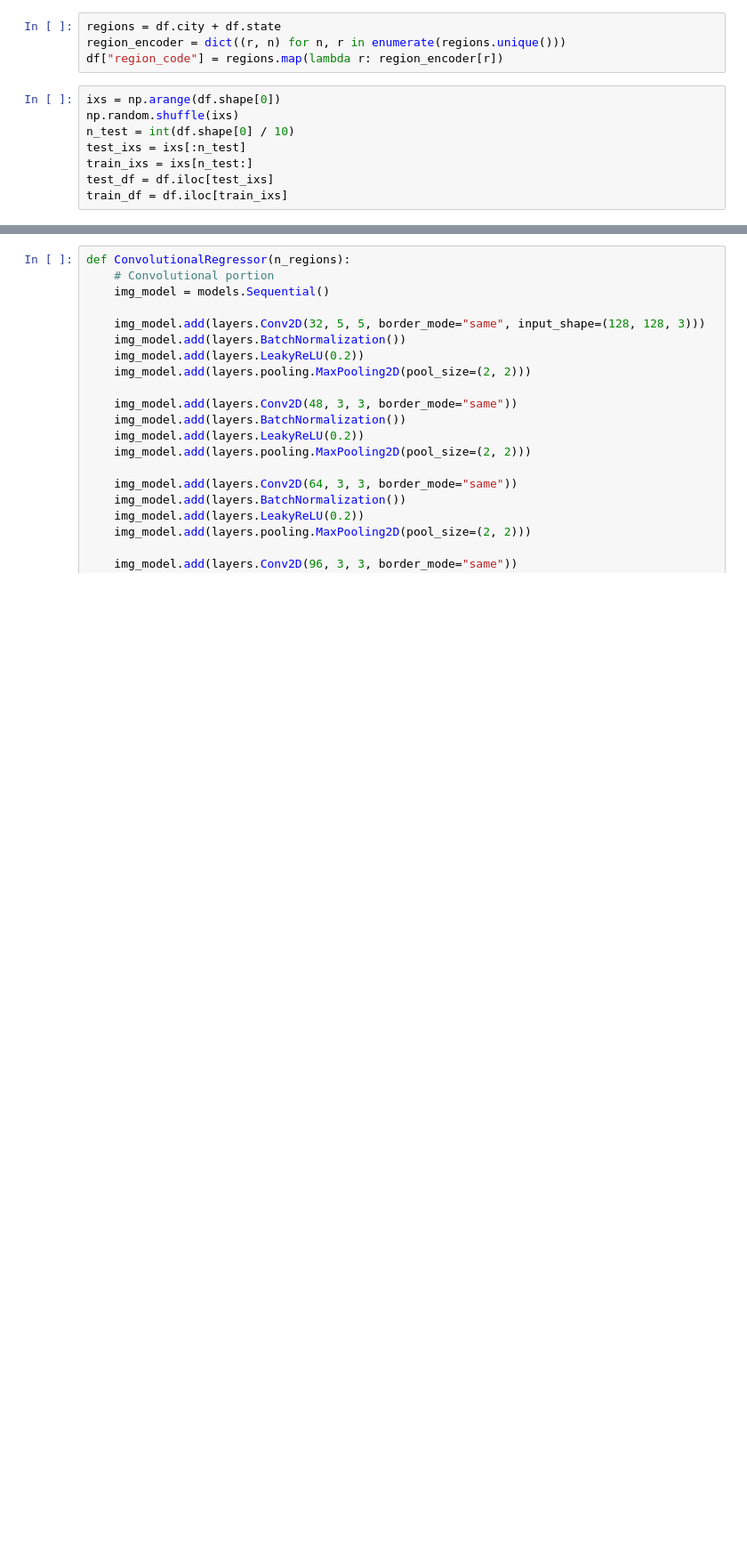
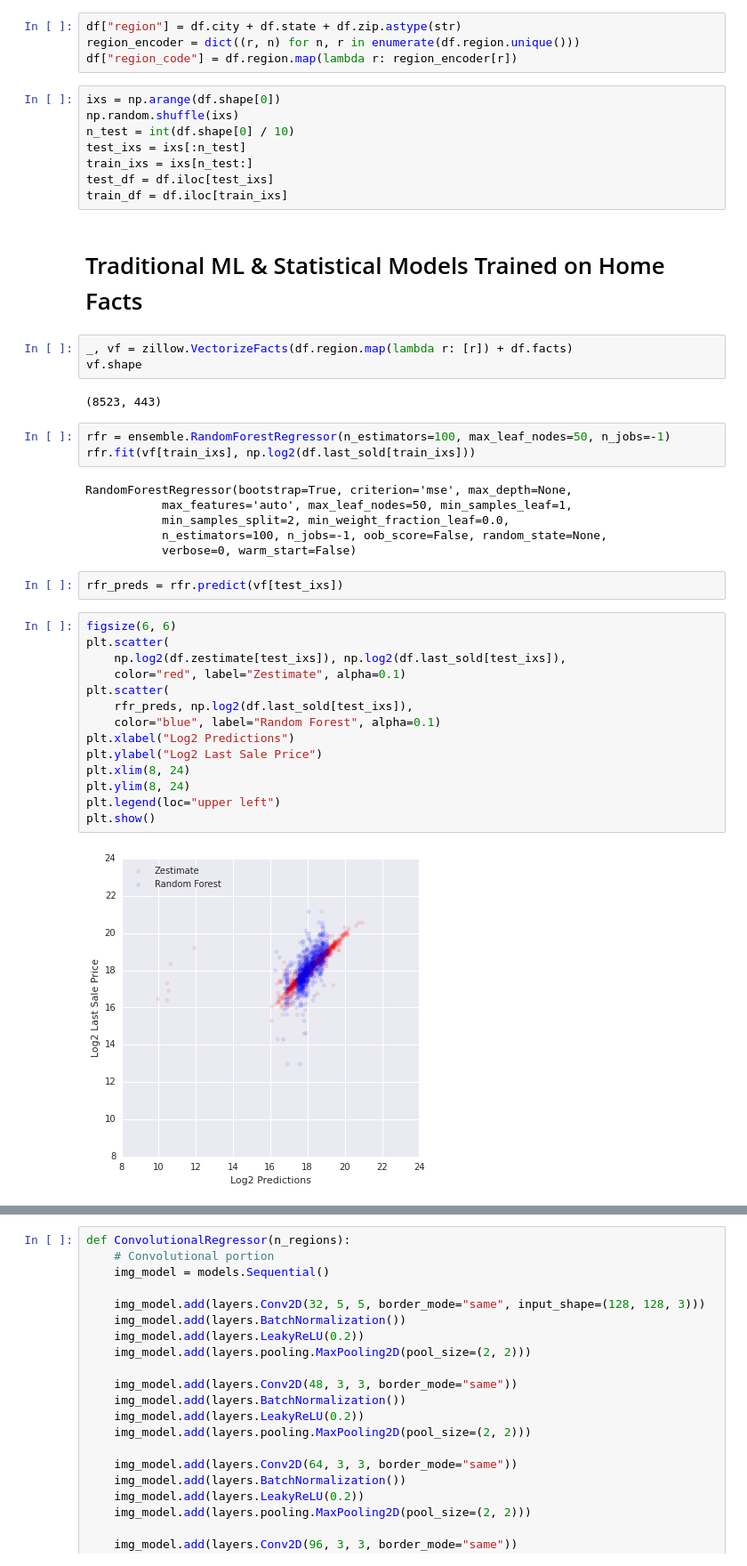
Before and after one commit to jeffschecter/sandbox, a Jupyter notebook: zillow/zillow.ipynb, the cells around one changed output, grey strips where cells are left out. Shown at 89% size. Saved outputs shown, nothing was run; the diff lists cells and outputs as text; blank space fills up the shorter version.

Commit message:
run linear and rf regressors

```diff
--- a/zillow/zillow.ipynb
+++ b/zillow/zillow.ipynb
@@ -48,9 +51,9 @@ plt.show()
 # %% [markdown]
 # Prepare Data for Training
 # %%
-regions = df.city + df.state
-region_encoder = dict((r, n) for n, r in enumerate(regions.unique()))
-df["region_code"] = regions.map(lambda r: region_encoder[r])
+df["region"] = df.city + df.state + df.zip.astype(str)
+region_encoder = dict((r, n) for n, r in enumerate(df.region.unique()))
+df["region_code"] = df.region.map(lambda r: region_encoder[r])
 # %%
 ixs = np.arange(df.shape[0])
 np.random.shuffle(ixs)
@@ -59,3 +62,37 @@ test_ixs = ixs[:n_test]
 train_ixs = ixs[n_test:]
 test_df = df.iloc[test_ixs]
 train_df = df.iloc[train_ixs]
+# %% [markdown]
+# Traditional ML & Statistical Models Trained on Home Facts
+# %%
+_, vf = zillow.VectorizeFacts(df.region.map(lambda r: [r]) + df.facts)
+vf.shape
+# %% [output]
+(8523, 443)
+# %%
+rfr = ensemble.RandomForestRegressor(n_estimators=100, max_leaf_nodes=50, n_jobs=-1)
+rfr.fit(vf[train_ixs], np.log2(df.last_sold[train_ixs]))
+# %% [output]
+RandomForestRegressor(bootstrap=True, criterion='mse', max_depth=None,
+           max_features='auto', max_leaf_nodes=50, min_samples_leaf=1,
+           min_samples_split=2, min_weight_fraction_leaf=0.0,
+           n_estimators=100, n_jobs=-1, oob_score=False, random_state=None,
+           verbose=0, warm_start=False)
+# %%
+rfr_preds = rfr.predict(vf[test_ixs])
+# %%
+figsize(6, 6)
+plt.scatter(
+    np.log2(df.zestimate[test_ixs]), np.log2(df.last_sold[test_ixs]),
+    color="red", label="Zestimate", alpha=0.1)
+plt.scatter(
+    rfr_preds, np.log2(df.last_sold[test_ixs]),
+    color="blue", label="Random Forest", alpha=0.1)
+plt.xlabel("Log2 Predictions")
+plt.ylabel("Log2 Last Sale Price")
+plt.xlim(8, 24)
+plt.ylim(8, 24)
+plt.legend(loc="upper left")
+plt.show()
+# %% [output]
+[figure, added]
```
Also changed, not shown: parts of 13 cells of this notebook, 1 other file.
